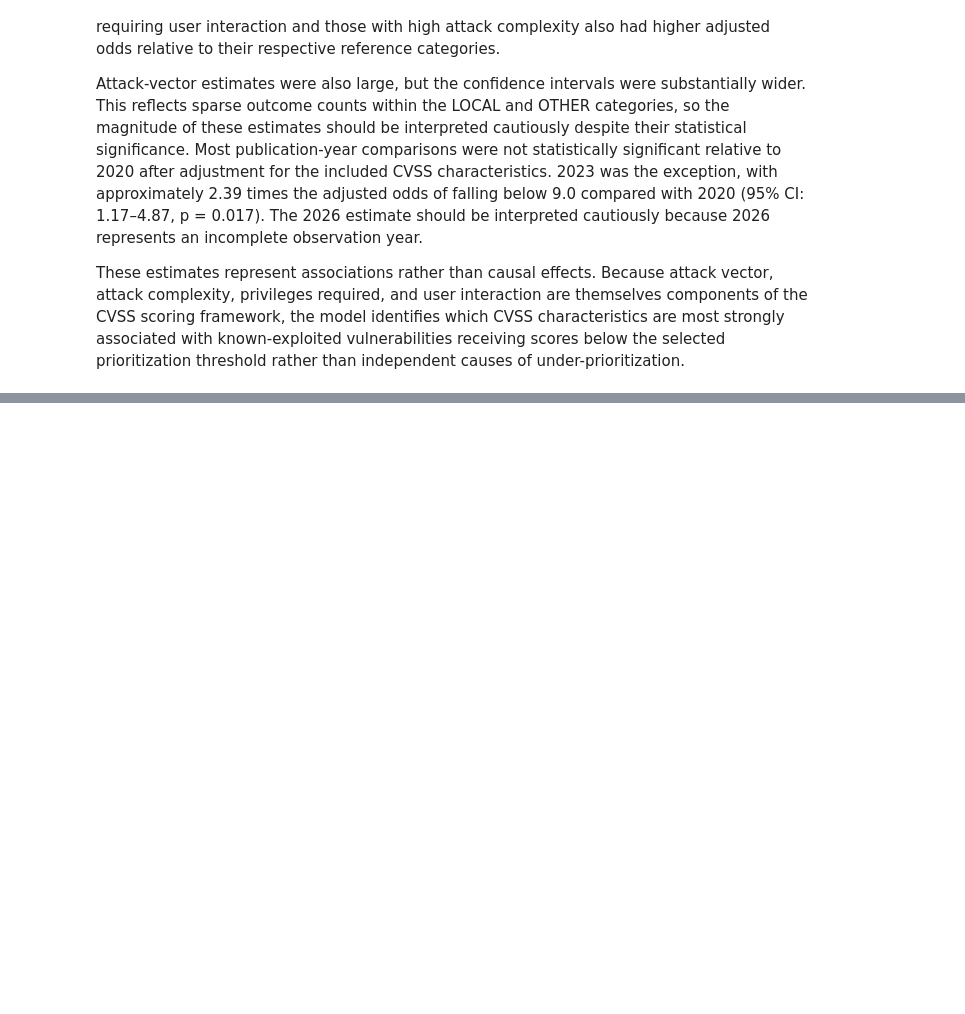
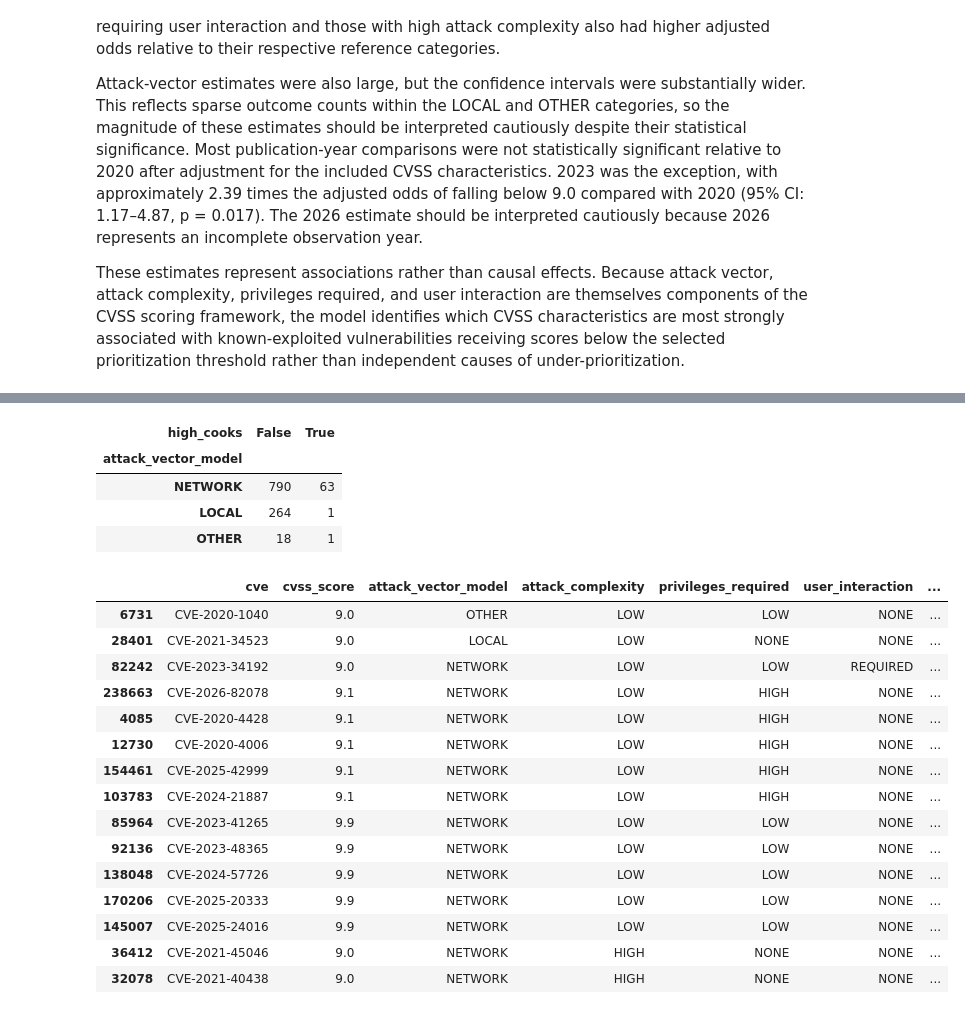
Before and after one commit to aaliyahmjh/data698-capstone, a Jupyter notebook: notebooks/core_eda.ipynb, the cells around one changed output, grey strips where cells are left out. Saved outputs shown, nothing was run; the diff lists cells and outputs as text; code cells hidden in the pictures; blank space fills up the shorter version.

```diff
--- a/notebooks/core_eda.ipynb
+++ b/notebooks/core_eda.ipynb
@@ -2243,0 +3040,54 @@ These estimates represent associations rather than causal effects. Because attac
+# %%
+# Link influence diagnostics to the original observations
+influence_review = model_df.loc[
+    influence_df.index,
+    [
+        "cve",
+        "cvss_score",
+        "attack_vector_model",
+        "attack_complexity",
+        "privileges_required",
+        "user_interaction"
+    ]
+].copy()
+
+influence_review["cooks_d"] = influence_df["cooks_d"]
+influence_review["high_cooks"] = influence_df["high_cooks"]
+
+# Count influential observations by attack vector
+influence_summary = pd.crosstab(
+    influence_review["attack_vector_model"],
+    influence_review["high_cooks"]
+)
+
+display(influence_summary)
+
+# Show the most influential vulnerabilities
+display(
+    influence_review.sort_values(
+        "cooks_d",
+        ascending=False
+    ).head(15)
+)
+# %% [output]
+| high_cooks | False | True |
+| attack_vector_model |  |  |
+| NETWORK | 790 | 63 |
+| LOCAL | 264 | 1 |
+| OTHER | 18 | 1 |
+|  | cve | cvss_score | attack_vector_model | attack_complexity | privileges_required | user_interaction | ... |
+| 6731 | CVE-2020-1040 | 9.0 | OTHER | LOW | LOW | NONE | ... |
+| 28401 | CVE-2021-34523 | 9.0 | LOCAL | LOW | NONE | NONE | ... |
+| 82242 | CVE-2023-34192 | 9.0 | NETWORK | LOW | LOW | REQUIRED | ... |
+| 238663 | CVE-2026-82078 | 9.1 | NETWORK | LOW | HIGH | NONE | ... |
+| 4085 | CVE-2020-4428 | 9.1 | NETWORK | LOW | HIGH | NONE | ... |
+| 12730 | CVE-2020-4006 | 9.1 | NETWORK | LOW | HIGH | NONE | ... |
+| 154461 | CVE-2025-42999 | 9.1 | NETWORK | LOW | HIGH | NONE | ... |
+| 103783 | CVE-2024-21887 | 9.1 | NETWORK | LOW | HIGH | NONE | ... |
+| 85964 | CVE-2023-41265 | 9.9 | NETWORK | LOW | LOW | NONE | ... |
+| 92136 | CVE-2023-48365 | 9.9 | NETWORK | LOW | LOW | NONE | ... |
+| 138048 | CVE-2024-57726 | 9.9 | NETWORK | LOW | LOW | NONE | ... |
+| 170206 | CVE-2025-20333 | 9.9 | NETWORK | LOW | LOW | NONE | ... |
+| 145007 | CVE-2025-24016 | 9.9 | NETWORK | LOW | LOW | NONE | ... |
+| 36412 | CVE-2021-45046 | 9.0 | NETWORK | HIGH | NONE | NONE | ... |
+| 32078 | CVE-2021-40438 | 9.0 | NETWORK | HIGH | NONE | NONE | ... |
```
Also changed, not shown: parts of 51 cells of this notebook, 22 other files.
